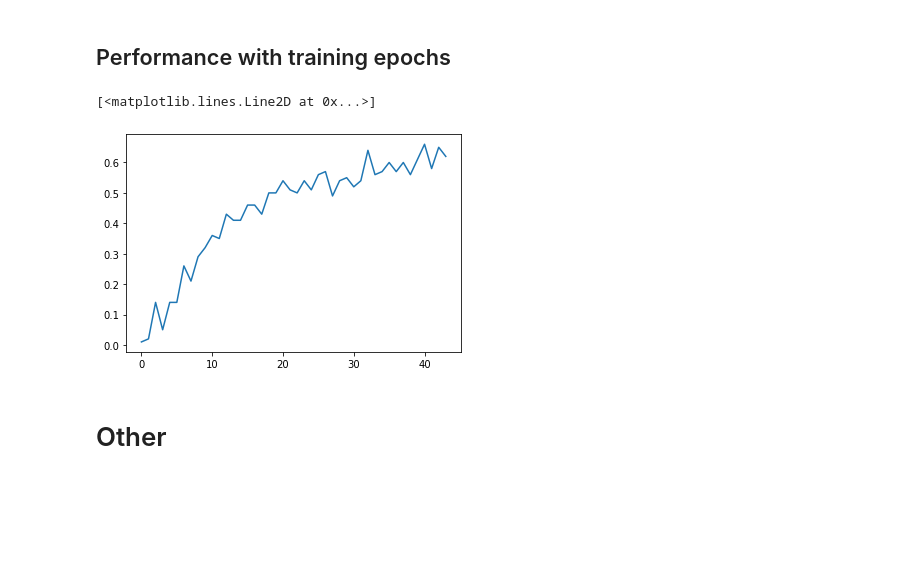
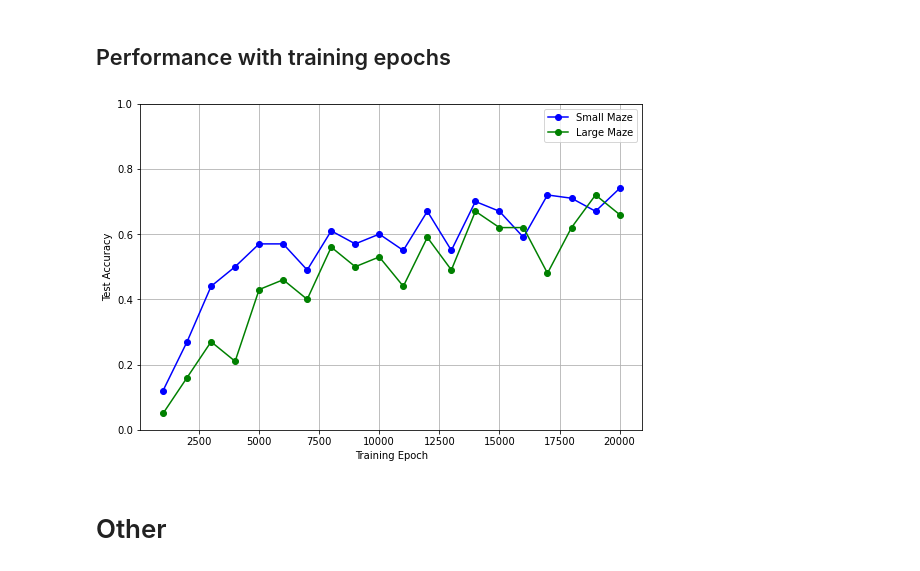
Before and after one commit to RchLi/Maze-Planning-Exercise, a Jupyter notebook: run.ipynb, the cells around one changed output. Cells and saved outputs as stored; diff of their text form; code cells hidden in the pictures; blank space fills up the shorter version.

```diff
--- a/run.ipynb
+++ b/run.ipynb
@@ -105,6 +80,6 @@ plt.plot(losses)
 # Test
 Random model: 4%
 # %%
-testset = [MazeEnv() for _ in range(100)]
+testset = [MazeEnv(length=9, resize=36) for _ in range(100)]
 # %%
 agent = LSTM_Attn(hidden_size=256, channel_size=64)
@@ -142,20 +114,40 @@ testset = [MazeEnv() for _ in range(100)]
 # %%
 import os.path
 
-
-accs = []
+testset = [MazeEnv(length=9,resize=36) for _ in range(100)]
+x = []
+accs1 = []
 for i in tqdm(range(50)):
     agent = LSTM_Attn(hidden_size=256, channel_size=64)
     path = 'checkpoint/rnn_%d' % ((i + 1) * 1000)
     if os.path.exists(path):
         agent.load_state_dict(torch.load(path))
         tester = Tester(img_encoder, agent, testset)
-        accs.append(tester.run())
+        accs1.append(tester.run())
+        x.append(1000 * (i+1))
 
-plt.plot(accs)
+testset = [MazeEnv(length=3, resize=18) for _ in range(100)]
+accs2 = []
+for i in tqdm(range(50)):
+    agent = LSTM_Attn(hidden_size=256, channel_size=64)
+    path = 'checkpoint/rnn_%d' % ((i + 1) * 1000)
+    if os.path.exists(path):
+        agent.load_state_dict(torch.load(path))
+        tester = Tester(img_encoder, agent, testset)
+        accs2.append(tester.run())
-# %% [output]
-[<matplotlib.lines.Line2D at 0x...>]
-[figure, removed]
+# %%
+plt.figure(figsize=(9,6))
+plt.plot(x, accs2[:20], 'b-o', label='Small Maze')
+plt.plot(x, accs1[:20], 'g-o', label='Large Maze')
+
+plt.grid()
+plt.legend()
+plt.xlabel('Training Epoch')
+plt.ylabel('Test Accuracy')
+plt.ylim(0,1)
+plt.savefig('train_perform')
+# %% [output]
+[figure, added]
 # %% [markdown]
 # Other
 # %%
```
Also changed, not shown: parts of 10 cells of this notebook, 23 other files.
